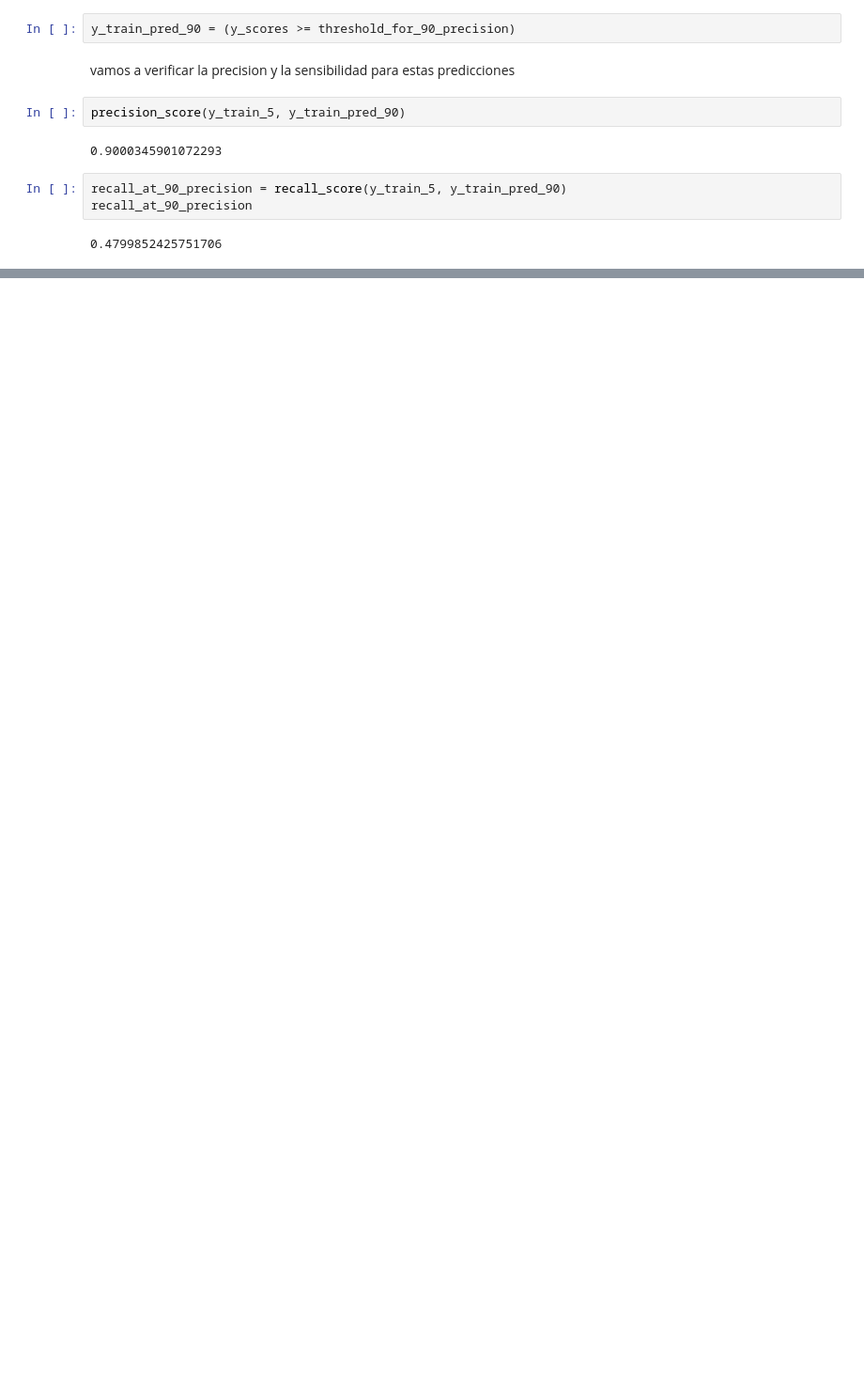
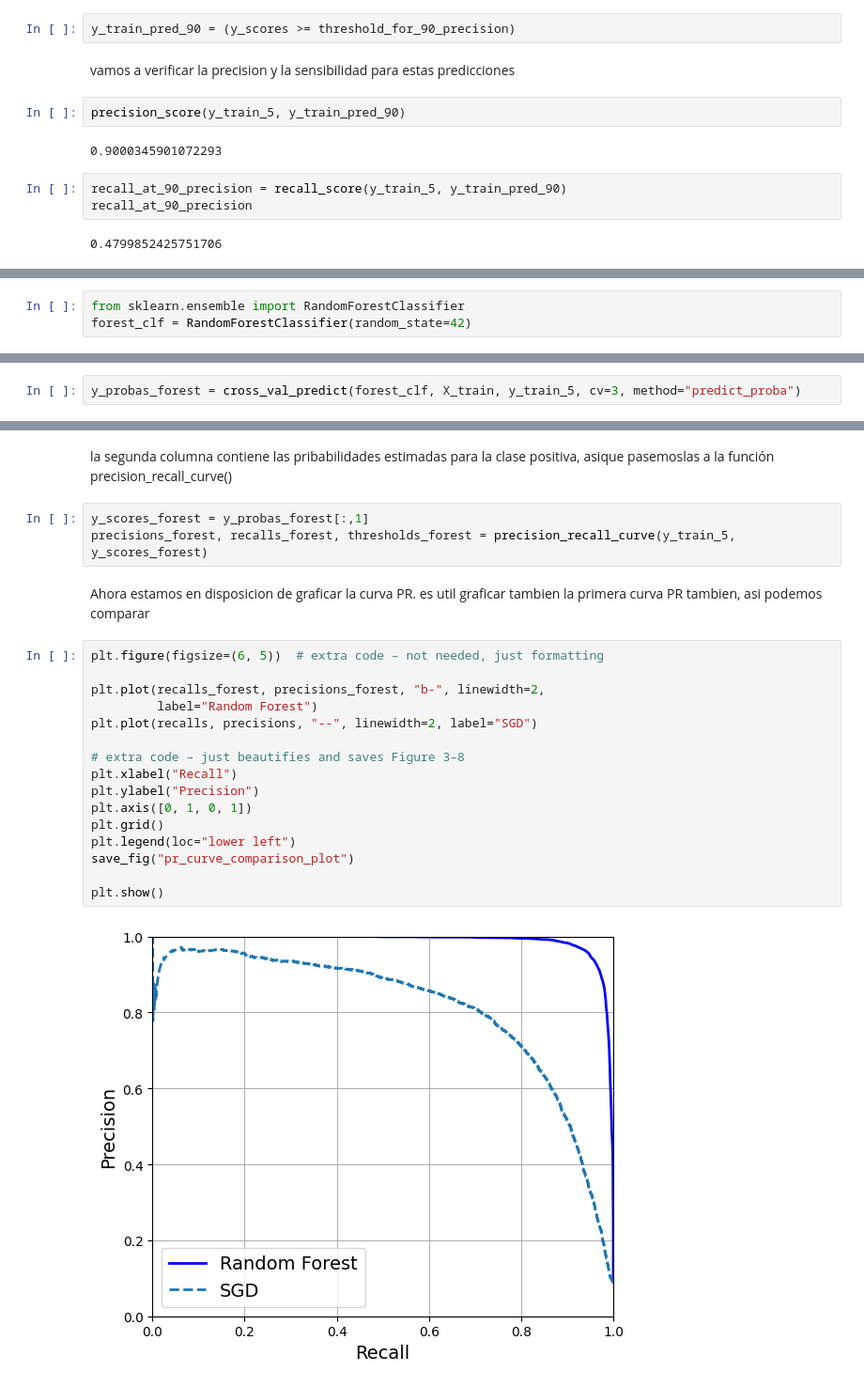
Before and after one commit to jmonaste/AI-Journey, a Jupyter notebook: 04. Introduction to Machine Learning/02. Practical and Applied/Hands-On Machine Learning - Géron (2022)/03 Classification.ipynb, the cells around one changed output, grey strips where cells are left out. Shown at 94% size. Saved outputs shown, nothing was run; the diff lists cells and outputs as text; blank space fills up the shorter version.

```diff
--- a/04. Introduction to Machine Learning/02. Practical and Applied/Hands-On Machine Learning - Géron (2022)/03 Classification.ipynb
+++ b/04. Introduction to Machine Learning/02. Practical and Applied/Hands-On Machine Learning - Géron (2022)/03 Classification.ipynb
@@ -489,0 +544,3 @@ genial, tenemos un clasificador con una precision del 90%. es facil crear un cla
+# %%
+from sklearn.ensemble import RandomForestClassifier
+forest_clf = RandomForestClassifier(random_state=42)
@@ -489,0 +551,2 @@ genial, tenemos un clasificador con una precision del 90%. es facil crear un cla
+# %%
+y_probas_forest = cross_val_predict(forest_clf, X_train, y_train_5, cv=3, method="predict_proba")
@@ -489,0 +567,25 @@ genial, tenemos un clasificador con una precision del 90%. es facil crear un cla
+# %% [markdown]
+la segunda columna contiene las pribabilidades estimadas para la clase positiva, asique pasemoslas  a la función precision_recall_curve()
+# %%
+y_scores_forest = y_probas_forest[:,1]
+precisions_forest, recalls_forest, thresholds_forest = precision_recall_curve(y_train_5, y_scores_forest)
+# %% [markdown]
+Ahora estamos en disposicion de graficar la curva PR. es util graficar tambien la primera curva PR tambien, asi podemos comparar
+# %%
+plt.figure(figsize=(6, 5))  # extra code – not needed, just formatting
+
+plt.plot(recalls_forest, precisions_forest, "b-", linewidth=2,
+         label="Random Forest")
+plt.plot(recalls, precisions, "--", linewidth=2, label="SGD")
+
+# extra code – just beautifies and saves Figure 3–8
+plt.xlabel("Recall")
+plt.ylabel("Precision")
+plt.axis([0, 1, 0, 1])
+plt.grid()
+plt.legend(loc="lower left")
+save_fig("pr_curve_comparison_plot")
+
+plt.show()
+# %% [output]
+[figure, added]
```
Also changed, not shown: parts of 21 cells of this notebook, 2 other files.
